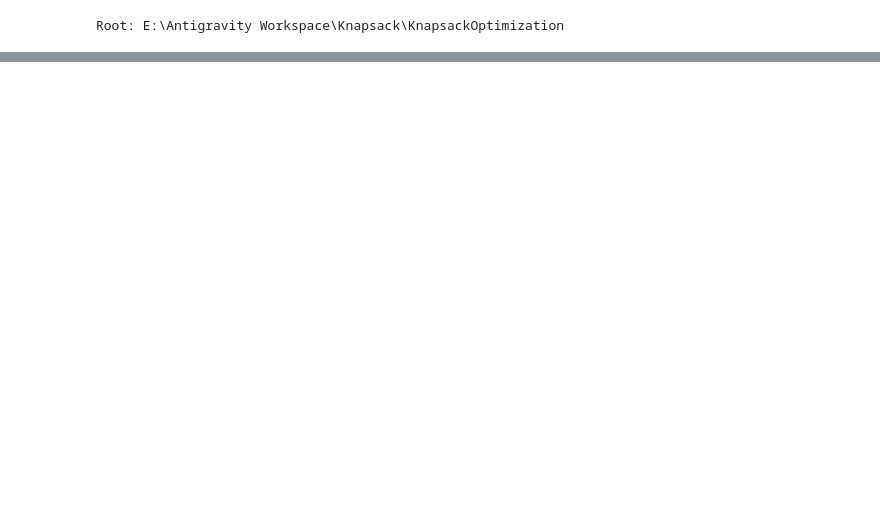
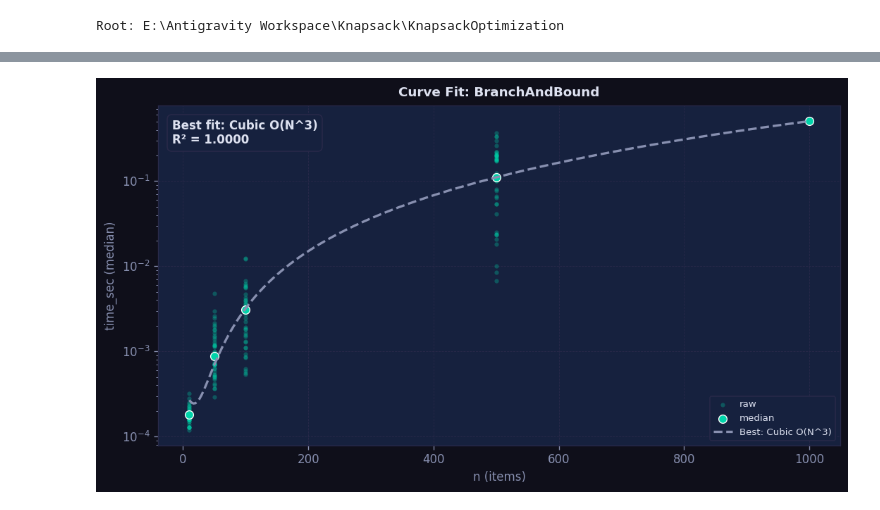
Before and after one commit to thucnc7/KnapsackOptimization, a Jupyter notebook: notebooks/02_analysis_and_plots.ipynb, the cells around one changed output, grey strips where cells are left out. Drawn from its saved outputs; the diff is of its cells as text; code cells hidden in the pictures; blank space fills up the shorter version.

```diff
--- a/notebooks/02_analysis_and_plots.ipynb
+++ b/notebooks/02_analysis_and_plots.ipynb
@@ -375,0 +183,91 @@ Saved -> E:\Antigravity Workspace\Knapsack\KnapsackOptimization\results\plots\kn
+# %%
+if not HAS_SCIPY:
+    print("scipy not available; skip curve fitting.")
+else:
+    # ── Candidate functions ──────────────────────────────────────────────
+    def f_linear(x, a, b):
+        return a * x + b
+
+    def f_quad(x, a, b, c):
+        return a * x**2 + b * x + c
+
+    def f_cubic(x, a, b, c, d):
+        return a * x**3 + b * x**2 + c * x + d
+
+    def f_exp(x, a, b):
+        return a * np.power(2.0, b * x)
+
+    CANDIDATES = [
+        ("Linear  O(N)",   f_linear, (1e-6, 0),              2),
+        ("Quadratic O(N^2)", f_quad, (1e-9, 1e-6, 0),        3),
+        ("Cubic O(N^3)",   f_cubic,  (1e-12, 1e-9, 1e-6, 0), 4),
+        ("Exponential O(2^N)", f_exp, (1e-6, 0.05),           2),
+    ]
+
+    def _r_squared(y_true, y_pred):
+        ss_res = np.sum((y_true - y_pred) ** 2)
+        ss_tot = np.sum((y_true - np.mean(y_true)) ** 2)
+        return 1.0 - ss_res / ss_tot if ss_tot > 0 else 0.0
+
+    df_fit = df[df["is_success"] & df["time_sec"].gt(0)].copy()
+
+    for algo in ALGOS:
+        sub = df_fit[df_fit["algorithm"] == algo]
+        if sub.empty or sub["n"].nunique() < 3:
+            continue
+
+        medians = sub.groupby("n")["time_sec"].median().reset_index()
+        xd = medians["n"].values.astype(float)
+        yd = medians["time_sec"].values.astype(float)
+
+        fig, ax = plt.subplots(figsize=(9, 5), facecolor=FIG_BG)
+
+        # Raw data scatter (all points)
+        ax.scatter(sub["n"], sub["time_sec"],
+                   s=14, alpha=0.30, color=PAL[algo], linewidths=0, label="raw")
+        # Median dots
+        ax.scatter(xd, yd, s=50, color=PAL[algo], edgecolors="white",
+                   linewidths=0.8, zorder=4, label="median")
+
+        best_name, best_r2, best_ys = "None", -1e9, None
+
+        for name, func, p0, n_params in CANDIDATES:
+            if len(xd) < n_params:
+                continue
+            try:
+                popt, _ = curve_fit(func, xd, yd, p0=p0, maxfev=20000)
+                x_grid = np.linspace(xd.min(), xd.max(), 300)
+                y_pred = func(x_grid, *popt)
+                y_pred_pts = func(xd, *popt)
+                r2 = _r_squared(yd, y_pred_pts)
+
+                if r2 > best_r2:
+                    best_r2 = r2
+                    best_name = name
+                    best_ys = (x_grid, y_pred)
+            except Exception:
+                pass
+
+        # Draw best fit
+        if best_ys is not None:
+            ax.plot(best_ys[0], best_ys[1], "--", color=MUTED_CLR, lw=2,
+                    label=f"Best: {best_name}", zorder=5)
+
+        # Annotate
+        box_text = f"Best fit: {best_name}\nR² = {best_r2:.4f}"
+        ax.text(0.02, 0.96, box_text,
+                transform=ax.transAxes, fontsize=10, va="top",
+                color=TEXT_CLR, fontweight="bold",
+                bbox=dict(facecolor=AX_BG, edgecolor=GRID_CLR,
+                          alpha=0.9, boxstyle="round,pad=0.4"))
+
+        tmin, tmax = yd.min(), yd.max()
+        if tmax > 0 and tmin > 0 and (tmax / tmin) > 50:
+            ax.set_yscale("log")
+
+        ax.legend(fontsize=8, loc="lower right")
+        style_ax(ax, f"Curve Fit: {algo}", "n (items)", "time_sec (median)")
+        fig.tight_layout()
+        save(fig, f"curvefit_{algo}.png")
+        plt.show()
+# %% [output]
@@ -375,0 +275 @@ Saved -> E:\Antigravity Workspace\Knapsack\KnapsackOptimization\results\plots\kn
+[figure, added]
```
Also changed, not shown: parts of 21 cells of this notebook, 6 other files.
